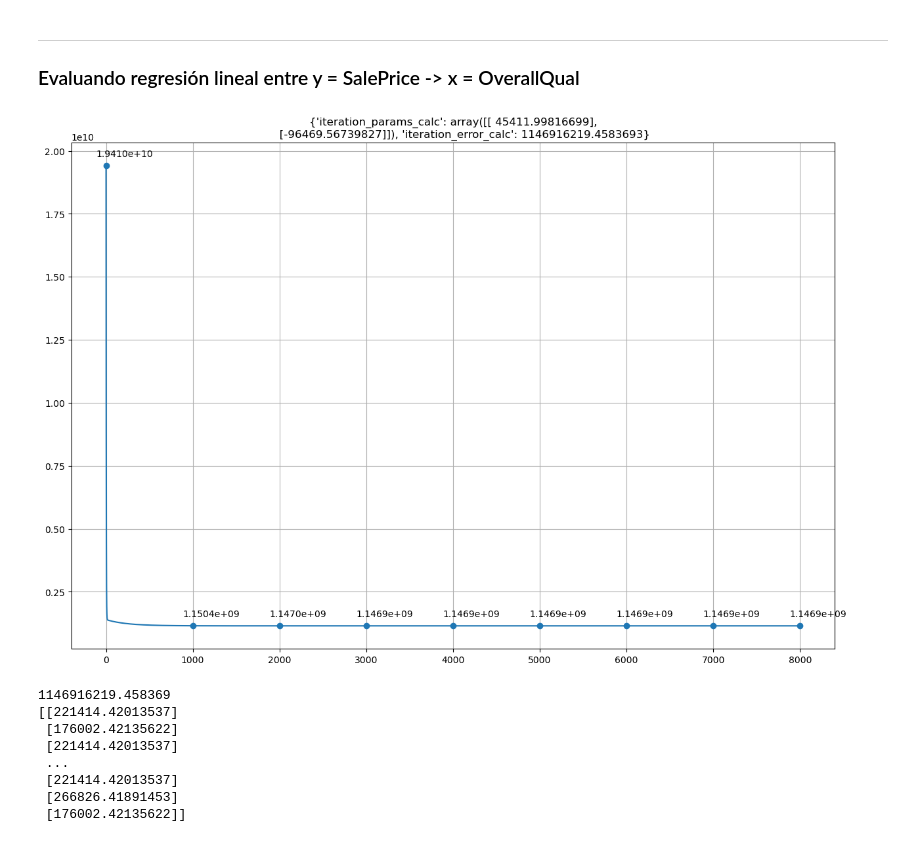
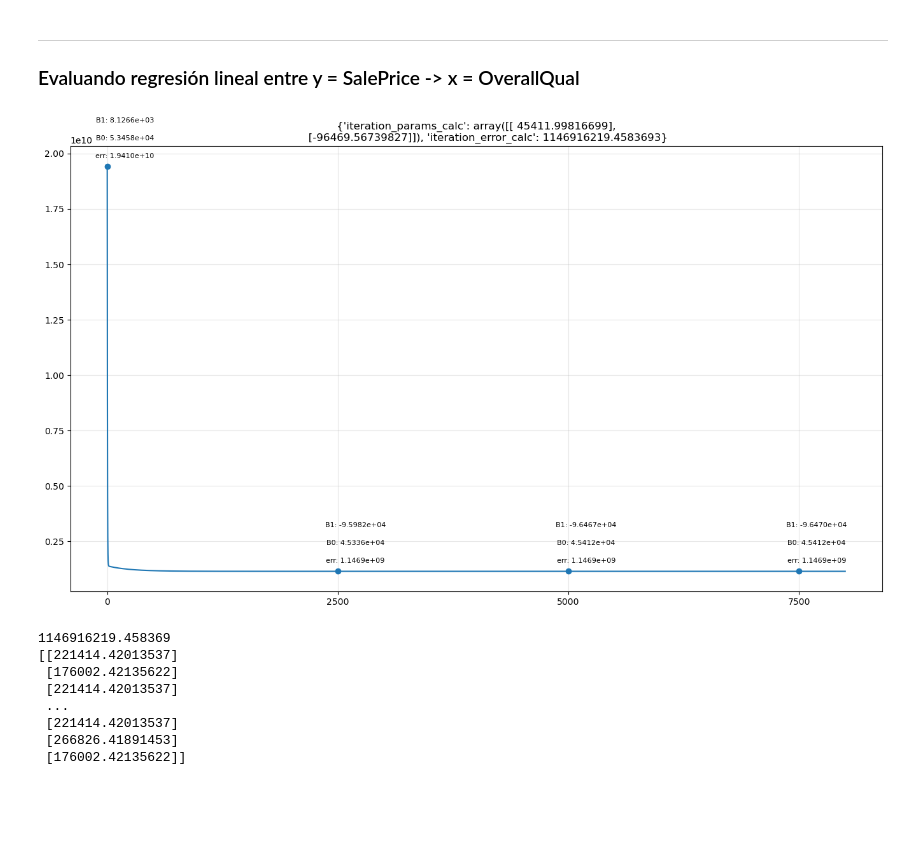
Before and after one commit to Alejndro22/simple-linear-regression-ds, a Jupyter notebook: 24008282_Proyecto_1.ipynb, the cells around one changed output. Drawn from its saved outputs; the diff is of its cells as text; code cells hidden in the pictures; blank space fills up the shorter version.

```diff
--- a/24008282_Proyecto_1.ipynb
+++ b/24008282_Proyecto_1.ipynb
@@ -610,21 +610,38 @@ class SimpleLinearRegression:
 
     def get_err_params_graph(self, step):
         extracted_values = [value['iteration_error_calc'] for value in self.dict_error_params.values()]
+        extracted_params = [value['iteration_params_calc'] for value in self.dict_error_params.values()]
         extracted_values_keys = list(self.dict_error_params.keys())
 
         plt.figure(figsize=(15, 10))
         plt.plot(extracted_values_keys, extracted_values, marker='o', markevery=step)
         plt.title(self.dict_error_params[self.epochs - 1])
         plt.xticks(range(0, len(extracted_values_keys)+1, step))
-        plt.grid()
+        plt.grid(alpha=0.3)
 
         for i in range(0, len(extracted_values_keys), step):
-            plt.annotate(f'{extracted_values[i]:.4e}',  # Dar formato a las tags en la grafica (notación exponencial)
+            plt.annotate(f'err: {extracted_values[i]:.4e}',  # Dar formato a las tags en la grafica (notación exponencial)
                          (extracted_values_keys[i], extracted_values[i]), # Coordenadas iniciales
                          textcoords="offset points",
+                         fontsize=8,
                          xytext=(20,10),  # Distancia con respecto a las coordenadas iniciales (x,y)
                          ha='center')  # Como se alinea horizontalmente
 
+            plt.annotate(f'B0: {extracted_params[i][0][0]:.4e}',  # Dar formato a las tags en la grafica (notación exponencial)
+                     (extracted_values_keys[i], extracted_values[i]), # Coordenadas iniciales
+                     textcoords="offset points",
+                     fontsize=8,
+                     xytext=(20,30),  # Distancia con respecto a las coordenadas iniciales (x,y)
+                     ha='center')  # Como se alinea horizontalmente
+
+            plt.annotate(f'B1: {extracted_params[i][1][0]:.4e}',  # Dar formato a las tags en la grafica (notación exponencial)
+                     (extracted_values_keys[i], extracted_values[i]), # Coordenadas iniciales
+                     textcoords="offset points",
+                     fontsize=8,
+                     xytext=(20,50),  # Distancia con respecto a las coordenadas iniciales (x,y)
+                     ha='center')  # Como se alinea horizontalmente
+
+        plt.subplots_adjust(top=0.85, bottom=0.15, left=0.10, right=0.95)
         plt.show()
         return
 
@@ -656,6 +673,17 @@ class SimpleLinearRegression:
         plt.show()
 
         return
+
+    def plot_bar_comparative_models(self, y_array):
+        plt.figure(figsize=(8, 5))
+
+        error_x_array = [f"mymodel error: {y_array[0]}", f"skl error : {y_array[1]}", f"model mix error : {y_array[2]}"]
+        plt.bar(error_x_array, y_array)
+        plt.xticks(fontsize=7)
+
+        plt.show()
+
+        return
 # %% [markdown]
 
 -----
@@ -667,10 +695,10 @@ m2 = SimpleLinearRegression(8001, -0.045, overallqual_vector, saleprice_vector,
 # %%
 mymodel2_prediction, mymodel2_parameters = m2.get_prediction_and_parameters()
 # %%
-dict2 = m2.get_err_params_graph(1000)
+dict2 = m2.get_err_params_graph(2500)
 dict2
 # %% [output]
-[figure, old version]
+[figure, new version]
 # %%
 skl_pred, skl_mes, skl_regr = m2.get_linear_regression_model_with_skl(overallqual_vector, saleprice_vector)
 print(skl_mes)
```
Also changed, not shown: parts of 16 cells of this notebook.
